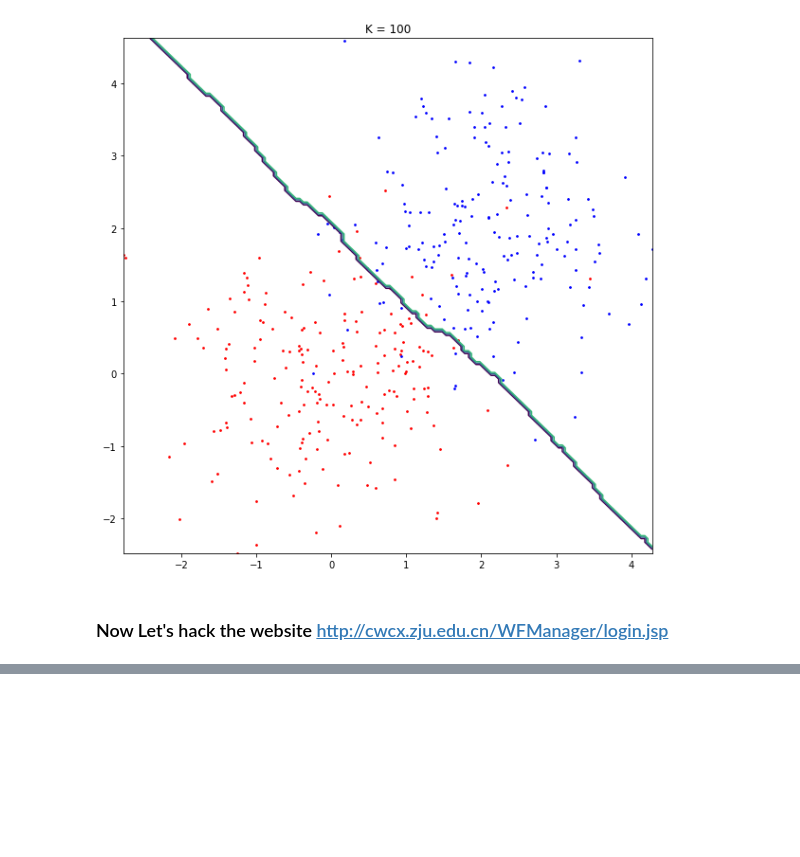
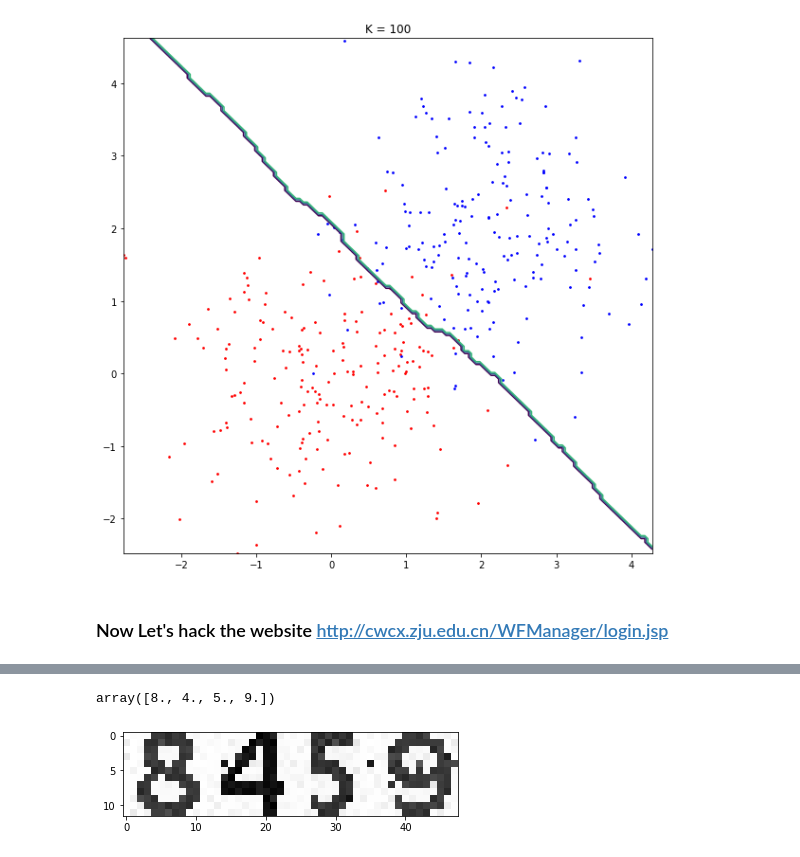
Before and after one commit to ForsakeLJK/ZJU_ML_2020_hw3, a Jupyter notebook: knn/knn_exp.ipynb, the cells around one changed output, grey strips where cells are left out. Cells and saved outputs as stored; diff of their text form; code cells hidden in the pictures; blank space fills up the shorter version.

```diff
--- a/knn/knn_exp.ipynb
+++ b/knn/knn_exp.ipynb
@@ -51,0 +61,8 @@ show_image(x)
+# %%
+test_img = 'CAPTCHA_test/2.jpg'
+x = extract_image(test_img)
+show_image(x)
+hack(test_img)
+# %% [output]
+array([8., 4., 5., 9.])
+[figure, added]
```
Also changed, not shown: parts of 9 cells of this notebook, 1 other file.
